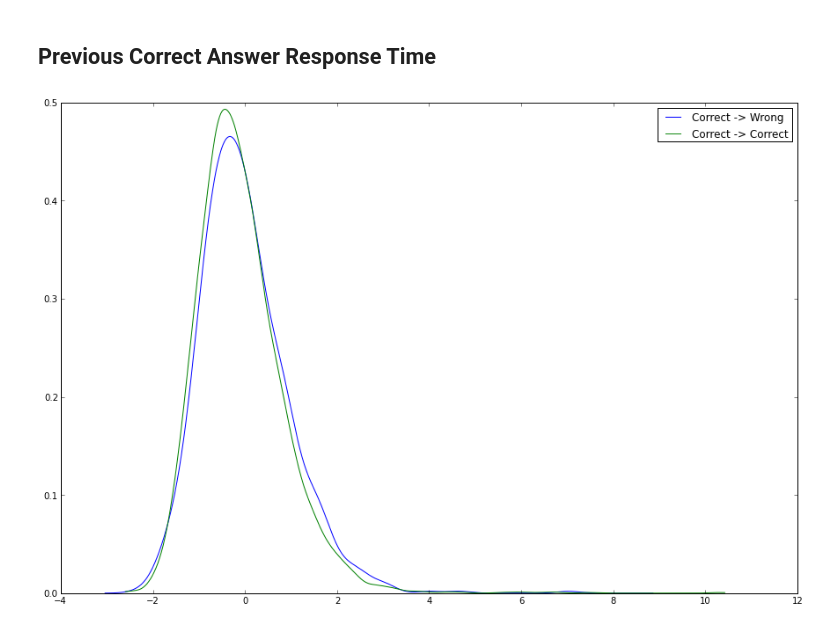
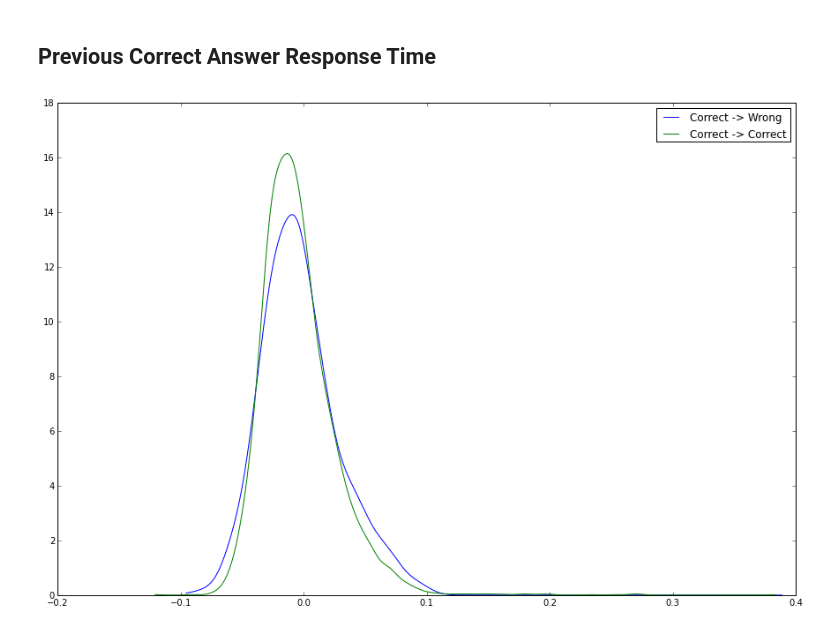
Before and after one commit to adaptive-learning/geography-tools, a Jupyter notebook: notebooks/initial_analysis.ipynb, the cells around one changed output. Cells and saved outputs as stored; diff of their text form; code cells hidden in the pictures.

```diff
--- a/notebooks/initial_analysis.ipynb
+++ b/notebooks/initial_analysis.ipynb
@@ -52,19 +35,22 @@ plt.show()
 # %%
 plt.figure(figsize=(15, 10))
 
-analysis.plot_pattern_times_density(
+open_questions = analysis[analysis['type'] == 10]
+open_questions['response.time'] = log(open_questions['response.time'])
+
+open_questions.plot_pattern_times_density(
     pattern = [1,0],
     plot = [True, False],
     labels = ["Correct -> Wrong"],
     normalize = "user")
 
-analysis.plot_pattern_times_density(
+open_questions.plot_pattern_times_density(
     pattern = [1,1],
     plot = [True, False],
     labels = ["Correct -> Correct"],
     normalize = "user")
 
 plt.legend()
 plt.show()
 # %% [output]
-[figure, old version]
+[figure, new version]
```
Also changed, not shown: parts of 3 cells of this notebook, 4 other files.
